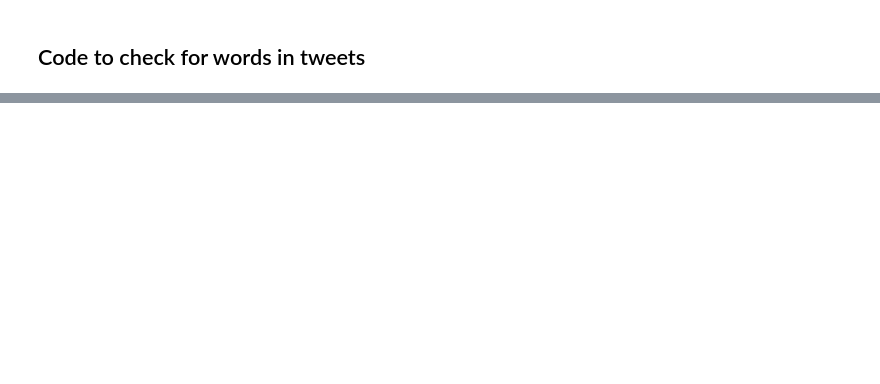
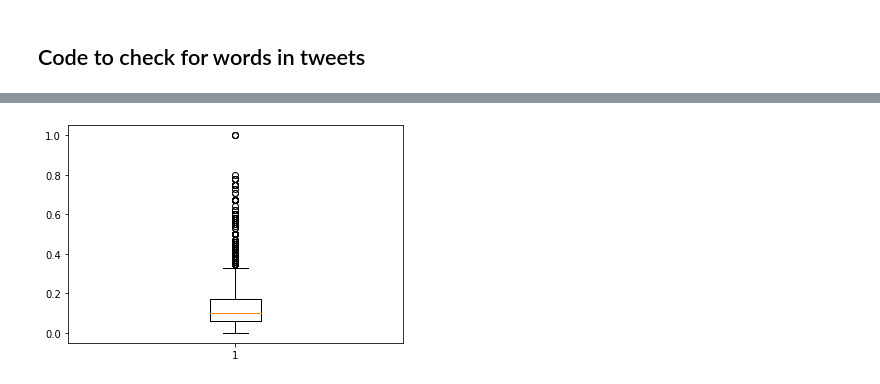
Before and after one commit to dmedellin2/mapping_power_outages, a Jupyter notebook: danielle/clean_data.ipynb, the cells around one changed output, grey strips where cells are left out. Cells and saved outputs as stored; diff of their text form; code cells hidden in the pictures; blank space fills up the shorter version.

```diff
--- a/danielle/clean_data.ipynb
+++ b/danielle/clean_data.ipynb
@@ -172,0 +490,4 @@ for tweet in tweets['name_and_tweet']:
+# %%
+plt.boxplot(sents);
+# %% [output]
+[figure, added]
```
Also changed, not shown: parts of 47 cells of this notebook.
